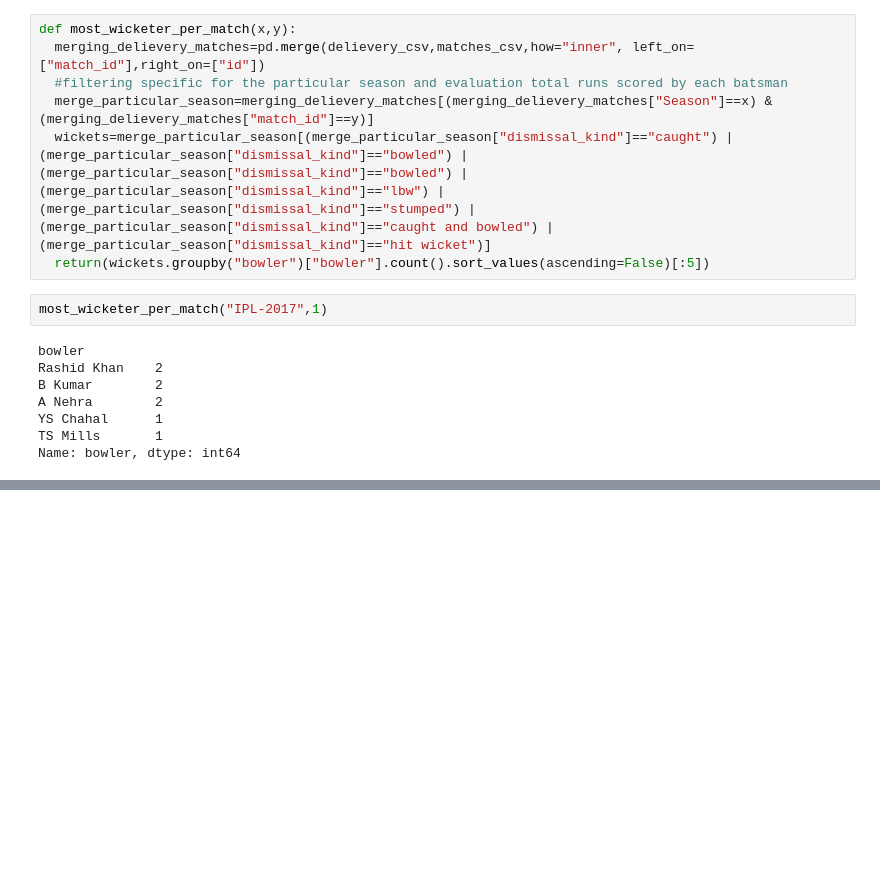
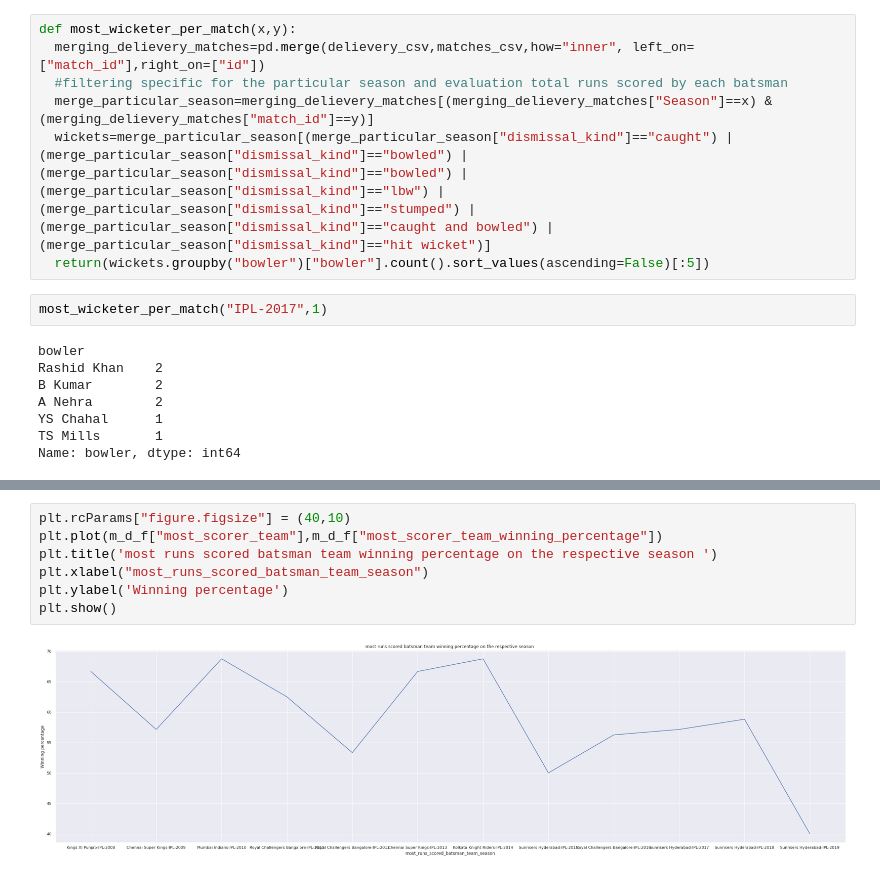
Before and after one commit to akhileshchoudhary1994/IPL-T-20-Cricket-analysis, a Jupyter notebook: Copy_of_IPL_T20_Cricket_Analysis_Capstone_Project.ipynb, the cells around one changed output, grey strips where cells are left out. Drawn from its saved outputs; the diff is of its cells as text; blank space fills up the shorter version.

```diff
--- a/Copy_of_IPL_T20_Cricket_Analysis_Capstone_Project.ipynb
+++ b/Copy_of_IPL_T20_Cricket_Analysis_Capstone_Project.ipynb
@@ -374,0 +481,9 @@ Name: bowler, dtype: int64
+# %%
+plt.rcParams["figure.figsize"] = (40,10)
+plt.plot(m_d_f["most_scorer_team"],m_d_f["most_scorer_team_winning_percentage"])
+plt.title('most runs scored batsman team winning percentage on the respective season ')
+plt.xlabel("most_runs_scored_batsman_team_season")
+plt.ylabel('Winning percentage')
+plt.show()
+# %% [output]
+[figure, added]
```
Also changed, not shown: parts of 27 cells of this notebook.
